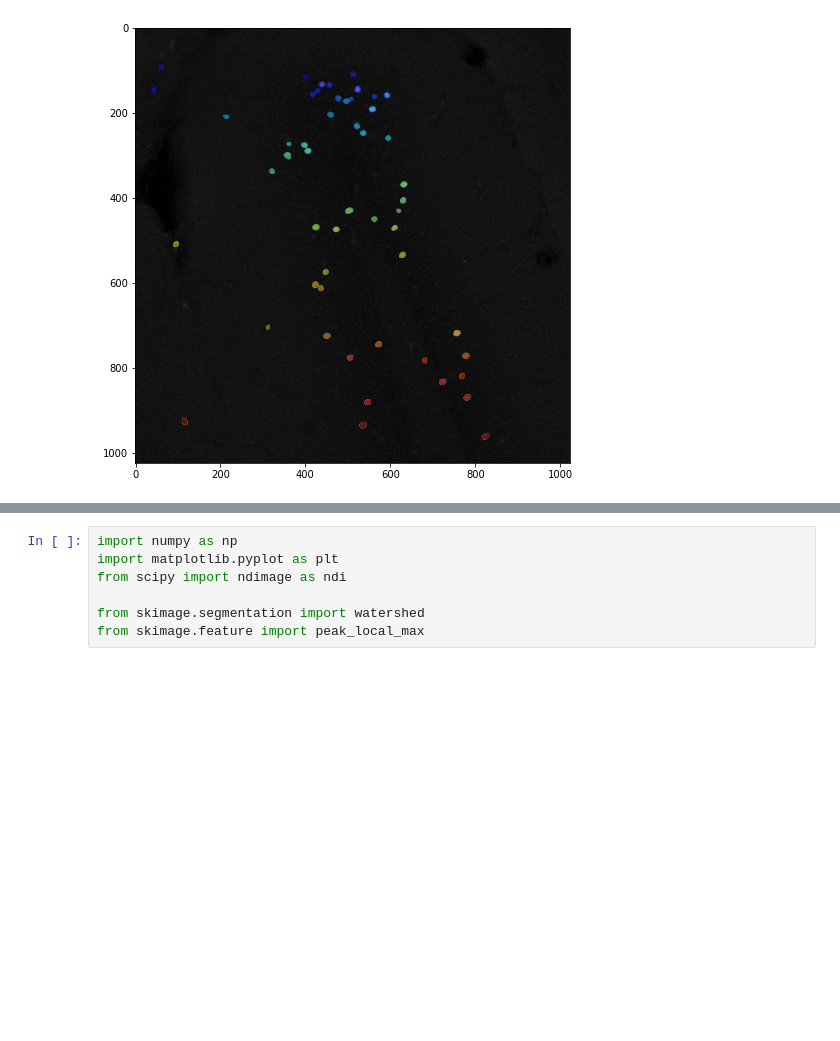
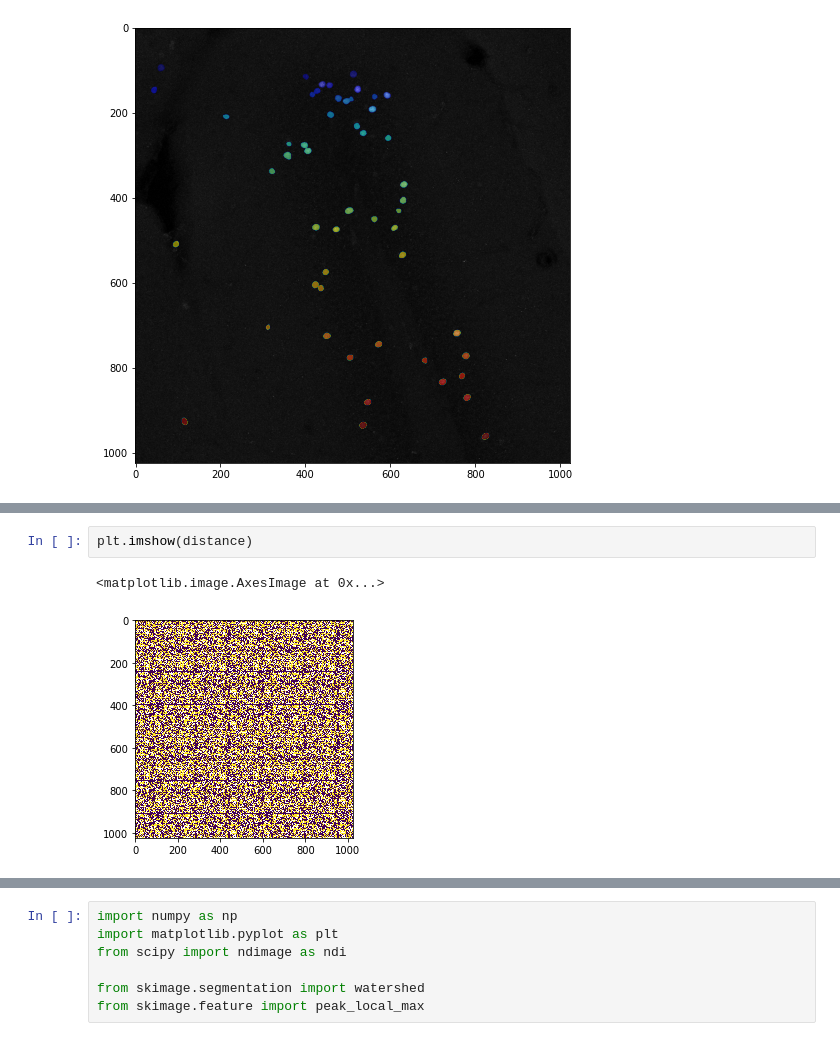
Before and after one commit to Ashu156/Image-Processing, a Jupyter notebook: cFos-quantification/cFos_segmentation_deepflash.ipynb, the cells around one changed output, grey strips where cells are left out. Saved outputs shown, nothing was run; the diff lists cells and outputs as text; blank space fills up the shorter version.

```diff
--- a/cFos-quantification/cFos_segmentation_deepflash.ipynb
+++ b/cFos-quantification/cFos_segmentation_deepflash.ipynb
@@ -208,3 +202,8 @@ fig.tight_layout()
 plt.show()
 # %% [output]
 [figure]
+# %%
+plt.imshow(distance)
+# %% [output]
+<matplotlib.image.AxesImage at 0x...>
+[figure, added]
```
Also changed, not shown: parts of 9 cells of this notebook.
